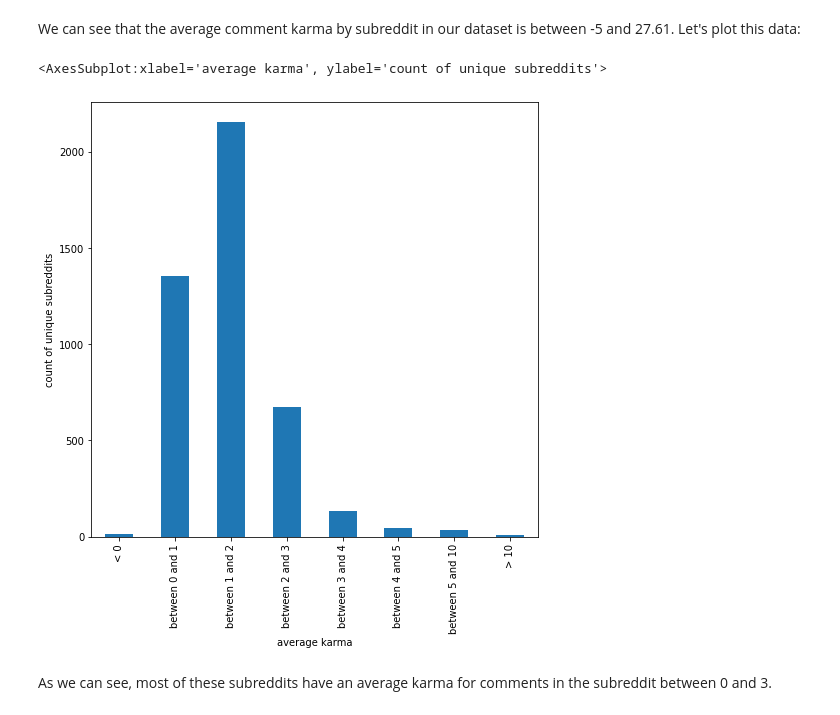
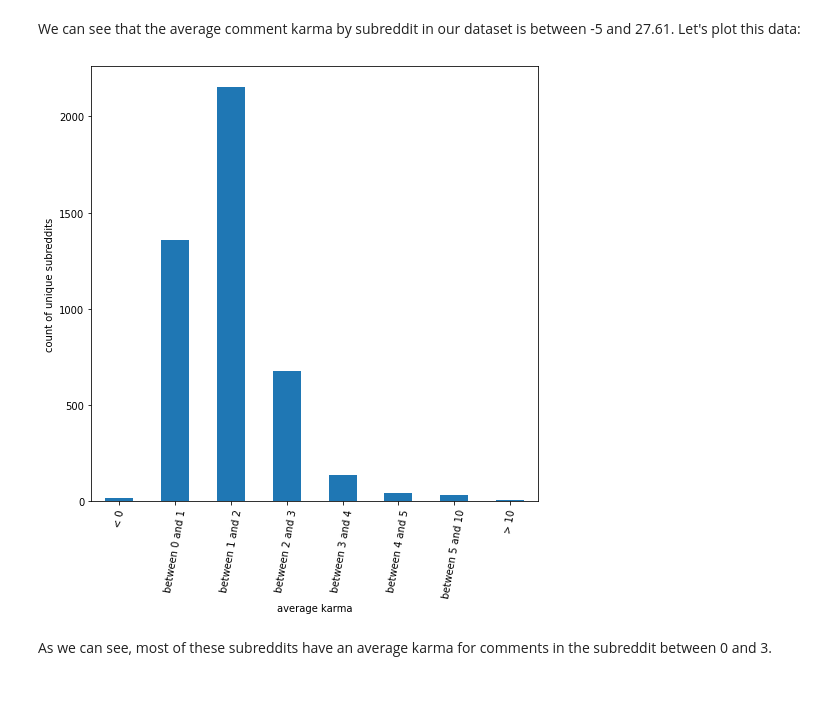
Before and after one commit to scottasut/dsc180b-project, a Jupyter notebook: notebooks/eda.ipynb, the cells around one changed output. Saved outputs shown, nothing was run; the diff lists cells and outputs as text; code cells hidden in the pictures.

```diff
--- a/notebooks/eda.ipynb
+++ b/notebooks/eda.ipynb
@@ -408,35 +414,36 @@ We can see that the average comment karma by subreddit in our dataset is between
 # %%
 def bin(x):
     if x < 0:
         return '< 0'
     elif 0 <= x <= 1:
         return 'between 0 and 1'
     elif 1 < x <= 2:
         return 'between 1 and 2'
     elif 2 < x <= 3:
         return 'between 2 and 3'
     elif 3 < x <= 4:
         return 'between 3 and 4'
     elif 4 < x <= 5:
         return 'between 4 and 5'
     elif 5 < x <= 10:
         return 'between 5 and 10'
     else:
         return '> 10'
 
 karma_by_subreddit['bin'] = karma_by_subreddit['karma'].apply(bin)
 karma_by_subreddit['bin'] = pd.Categorical(karma_by_subreddit['bin'],
                                         ['< 0', 'between 0 and 1',
                                          'between 1 and 2', 'between 2 and 3',
                                          'between 3 and 4', 'between 4 and 5',
                                          'between 5 and 10', '> 10'])
 
 bins = karma_by_subreddit.groupby('bin')['karma'].count()
 
 bins.plot(kind = 'bar', xlabel = 'average karma', ylabel = 'count of unique subreddits')
+plt.xticks(rotation=80)
+plt.savefig('../visuals/avg_karma_subreddit.png', bbox_inches = "tight")
 # %% [output]
-<AxesSubplot:xlabel='average karma', ylabel='count of unique subreddits'>
-[figure, old version]
+[figure, new version]
 # %% [markdown]
 As we can see, most of these subreddits have an average karma for comments in the subreddit between 0 and 3.
 # %% [markdown]
```
Also changed, not shown: parts of 11 cells of this notebook.
